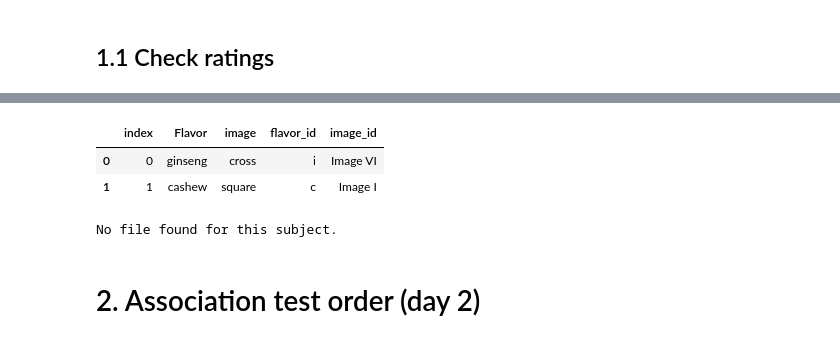
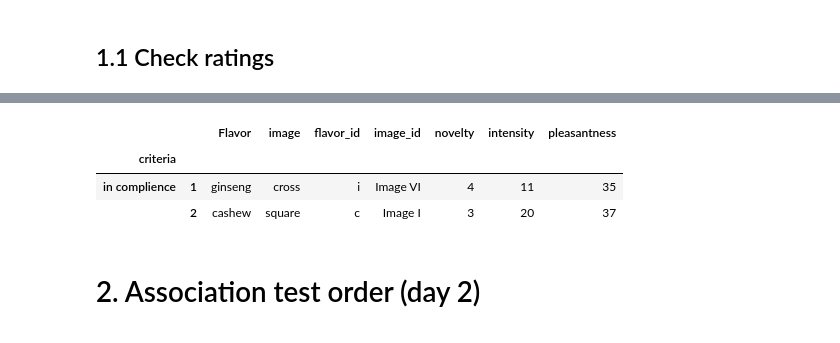
Before and after one commit to ffviana/nutreconDrive, a Jupyter notebook: 1. Acquisition/notebooks/2. Day 2.ipynb, the cells around one changed output, grey strips where cells are left out. Drawn from its saved outputs; the diff is of its cells as text; code cells hidden in the pictures.

```diff
--- a/1. Acquisition/notebooks/2. Day 2.ipynb
+++ b/1. Acquisition/notebooks/2. Day 2.ipynb
@@ -69,44 +75,35 @@ df_
-# %%
-presentation_order_d2_df.T.reset_index()
-# %% [output]
-|  | index | Flavor | image | flavor_id | image_id |
-| 0 | 0 | ginseng | cross | i | Image VI |
-| 1 | 1 | cashew | square | c | Image I |
 # %%
-flav_ratings_fileID = 'day2_rating'
-
-intensity_colName = 'intensity'
-novelty_colName = 'novelty'
-pleasanteness_colName = 'pleasantness'
-pres_order_colName = 'index'
-
 pleas_min = 0
 pleas_max = 80
 df_pleas = None
 df_pleas_ = None
 
 ratings_colNames = ['User','Trial',novelty_colName, intensity_colName, pleasanteness_colName]
 df_, _ = loadResponses(responses_dataPath, flav_ratings_fileID, subject_code)
 if not df_ is None:
-
-  df = presentation_order_d2_df.T.reset_index().merge(df_[ratings_colNames],
-                                  left_on = pres_order_colName, right_on = 'Trial').drop(columns='Trial')
+  tmp_df = presentation_order_d2_df.T
+  tmp_df['Trial'] = np.arange(1,len(tmp_df)+1)
+  df = tmp_df.merge(df_[ratings_colNames],
+                                  left_on = 'Trial', right_on = 'Trial').drop(columns='Trial')
   df_pleas = df[(df[pleasanteness_colName] >= pleas_min) & (df[pleasanteness_colName] < pleas_max)].sort_values(by=novelty_colName, ascending = False)
   if len(df_pleas) == 0 :
     df_pleas = df.sort_values(by=[pleasanteness_colName, novelty_colName], key=abs).set_index(np.arange(1,len(df)+1))
     df_pleas['criteria'] = 'not in complience'
   else:
     df_pleas['criteria'] = 'in complience'
     flavors_ = df_pleas[flavorName_colName].to_list()
     df_ = df[~df[flavorName_colName].isin(flavors_)].sort_values(by=[pleasanteness_colName, novelty_colName], key=abs)
     df_['criteria'] = 'not in complience'
     df_pleas = pd.concat([df_pleas, df_])
   df_pleas = df_pleas.set_index(np.arange(len(df_pleas)) + 1).rename_axis('').reset_index().set_index(['criteria', ''])
-  df_pleas_ = df_pleas.drop(columns = ['User',pres_order_colName] )
+  df_pleas_ = df_pleas.drop(columns = ['User'] )
 
 df_pleas_
 # %% [output]
-No file found for this subject.
+|  |  | Flavor | image | flavor_id | image_id | novelty | intensity | pleasantness |
+| criteria |  |  |  |  |  |  |  |  |
+| in complience | 1 | ginseng | cross | i | Image VI | 4 | 11 | 35 |
+|  | 2 | cashew | square | c | Image I | 3 | 20 | 37 |
 # %% [markdown]
 # 2. Association test order  (day 2)
 # %%
```
Also changed, not shown: parts of 4 cells of this notebook, 5 other files.
